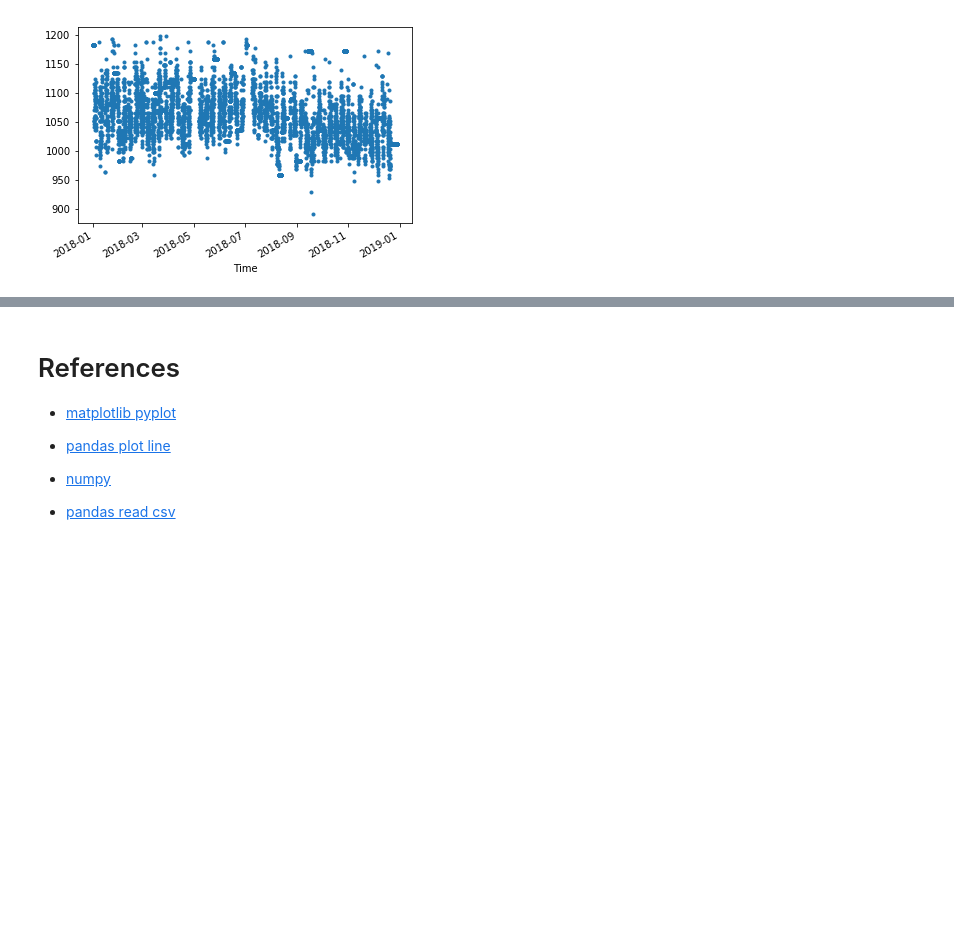
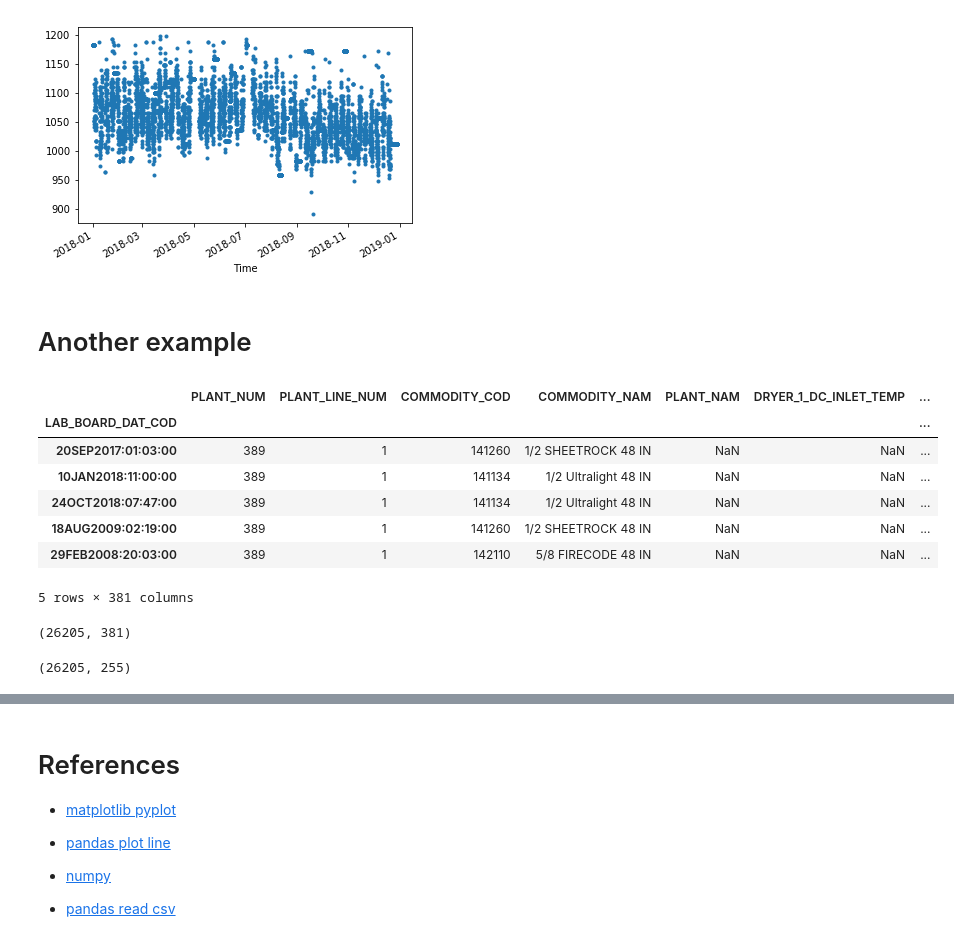
Before and after one commit to gillespilon/noob, a Jupyter notebook: data_file_diagnose.ipynb, the cells around one changed output, grey strips where cells are left out. Drawn from its saved outputs; the diff is of its cells as text; code cells hidden in the pictures; blank space fills up the shorter version.

```diff
--- a/data_file_diagnose.ipynb
+++ b/data_file_diagnose.ipynb
@@ -246,3 +246,23 @@ ax = df.plot.line(y='Water Load (lb/MSF)',
                   style='.')
 # %% [output]
 [figure]
+# %% [markdown]
+# Another example
+# %%
+df = pd.read_csv('norfolk.csv',
+                 parse_dates=True,
+                 index_col = 'LAB_BOARD_DAT_COD')
+df.head()
+# %% [output]
+|  | PLANT_NUM | PLANT_LINE_NUM | COMMODITY_COD | COMMODITY_NAM | PLANT_NAM | DRYER_1_DC_INLET_TEMP | ... |
+| LAB_BOARD_DAT_COD |  |  |  |  |  |  | ... |
+| 20SEP2017:01:03:00 | 389 | 1 | 141260 | 1/2 SHEETROCK 48 IN | NaN | NaN | ... |
+| 10JAN2018:11:00:00 | 389 | 1 | 141134 | 1/2 Ultralight 48 IN | NaN | NaN | ... |
+| 24OCT2018:07:47:00 | 389 | 1 | 141134 | 1/2 Ultralight 48 IN | NaN | NaN | ... |
+| 18AUG2009:02:19:00 | 389 | 1 | 141260 | 1/2 SHEETROCK 48 IN | NaN | NaN | ... |
+| 29FEB2008:20:03:00 | 389 | 1 | 142110 | 5/8 FIRECODE 48 IN | NaN | NaN | ... |
+5 rows × 381 columns
+# %%
+df.shape
+# %% [output]
+(26205, 381)
@@ -248,0 +274,4 @@ ax = df.plot.line(y='Water Load (lb/MSF)',
+# %%
+df.shape
+# %% [output]
+(26205, 255)
```
Also changed, not shown: parts of 4 cells of this notebook.
